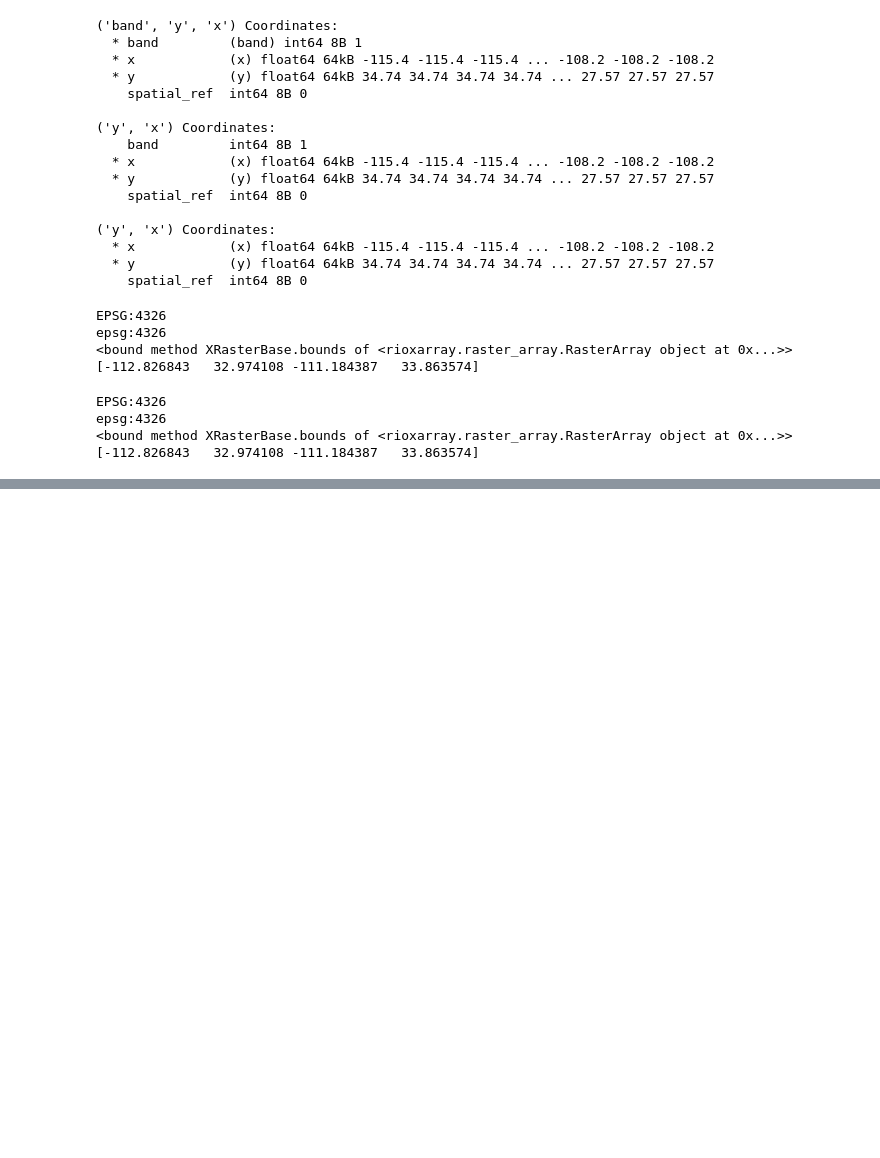
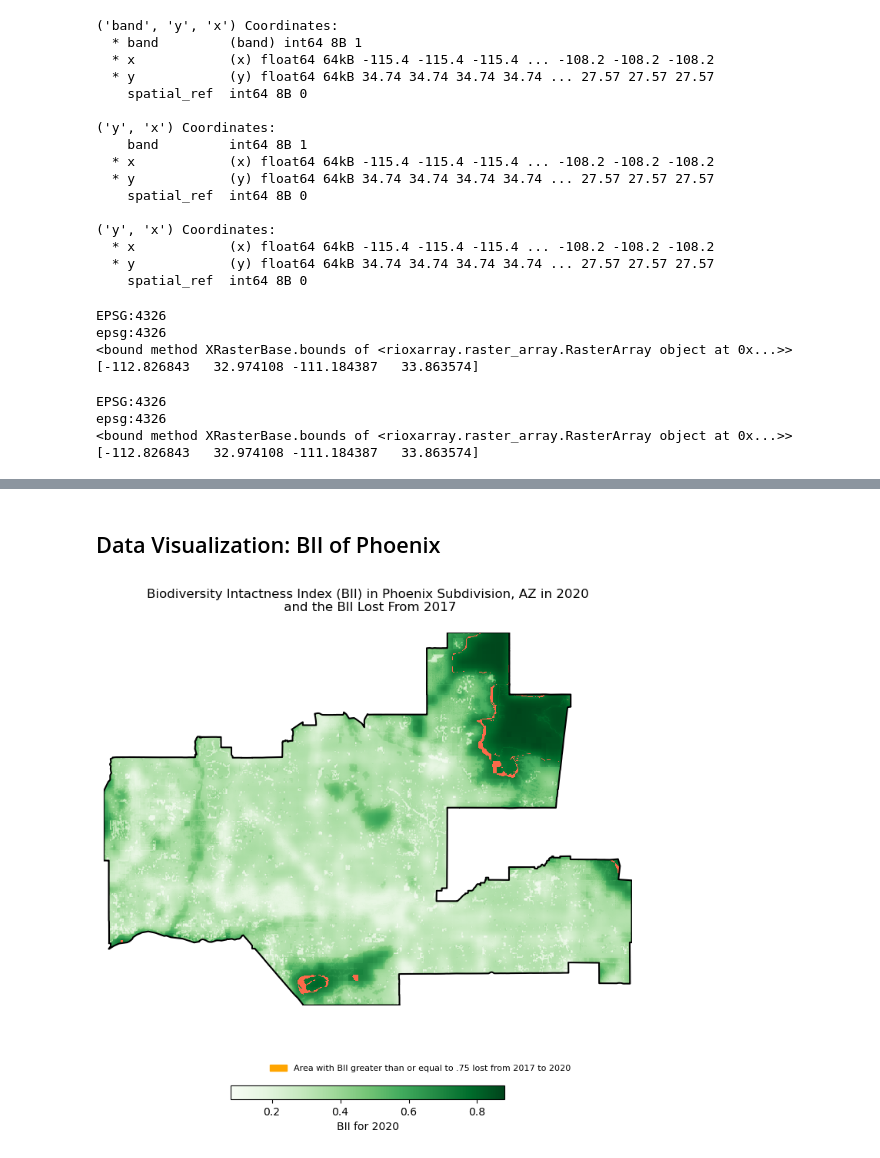
Before and after one commit to bgrazda/biodiversity-intactness, a Jupyter notebook: bii.ipynb, the cells around one changed output, grey strips where cells are left out. Drawn from its saved outputs; the diff is of its cells as text; code cells hidden in the pictures; blank space fills up the shorter version.

```diff
--- a/bii.ipynb
+++ b/bii.ipynb
@@ -260,0 +269,35 @@ phoenix.plot(ax = ax)
+# %%
+# Do the same operation with previous df, but coerce into an xarray
+phoenix_diff_xarray = xr.where(phoenix_diff, 1,  np.nan)
+# %% [markdown]
+## Data Visualization: BII of Phoenix
+# %%
+# Initialize subplots
+fig, ax = plt.subplots(figsize=(9,9))
+ax.axis('off')
+
+# Plot the boundary of Phoenix
+phoenix.boundary.plot(ax = ax,
+                     color = 'black')
+
+# Plot the raster on the same axis
+phoenix_2020_clip.plot(ax=ax, cmap="Greens",
+                       cbar_kwargs={'location': 'bottom', 'label': 'BII for 2020', 'shrink': 0.51})
+
+# Add a custom legend element manually
+custom_patch = mpatches.Patch(color='orange', label='Area with BII greater than or equal to .75 lost from 2017 to 2020')
+
+# Add custom legend
+ax.legend(handles=[custom_patch], loc='lower center', fontsize=8, frameon=False, bbox_to_anchor=(0.6, -0.2))
+
+# Plot the difference data
+phoenix_diff_xarray.plot(ax=ax, cmap="Reds", add_colorbar=False)
+
+# Set the title
+ax.set_title("Biodiversity Intactness Index (BII) in Phoenix Subdivision, AZ in 2020\n and the BII Lost From 2017",
+             fontsize=12, loc='center', pad=20)
+
+# Show plot
+plt.show()
+# %% [output]
+[figure, added]
```
Also changed, not shown: parts of 21 cells of this notebook.
